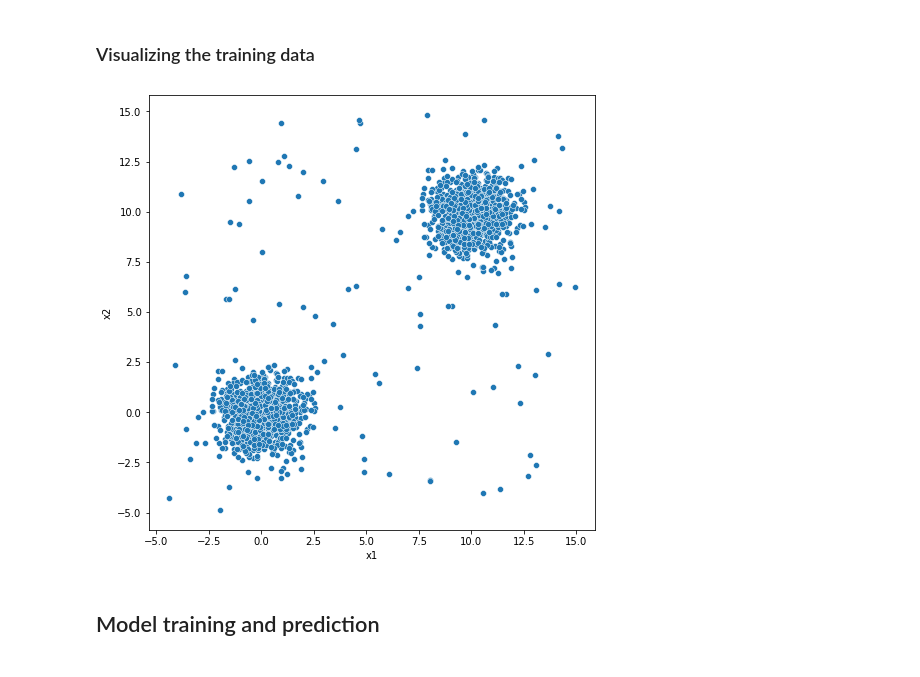
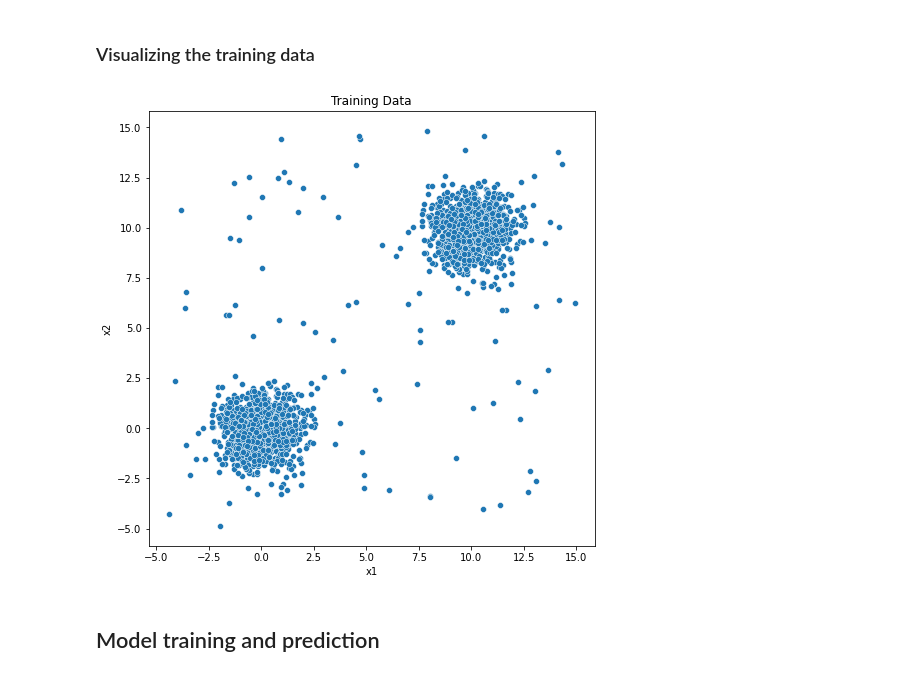
Before and after one commit to divakarbikram1592/66DaysOfData, a Jupyter notebook: Day 9/Isolation_Forest.ipynb, the cells around one changed output. Cells and saved outputs as stored; diff of their text form; code cells hidden in the pictures.

```diff
--- a/Day 9/Isolation_Forest.ipynb
+++ b/Day 9/Isolation_Forest.ipynb
@@ -29,9 +29,10 @@ X_train = pd.DataFrame(X_train, columns = ['x1', 'x2'])
 ### Visualizing the training data
 # %%
 plt.figure(figsize = (8, 8))
+plt.title('Training Data')
 sns.scatterplot(data = X_train, x = 'x1', y = 'x2');
 # %% [output]
-[figure, old version]
+[figure, new version]
 # %% [markdown]
 ## Model training and prediction
 # %% [markdown]
```
Also changed, not shown: parts of 1 cell of this notebook.
